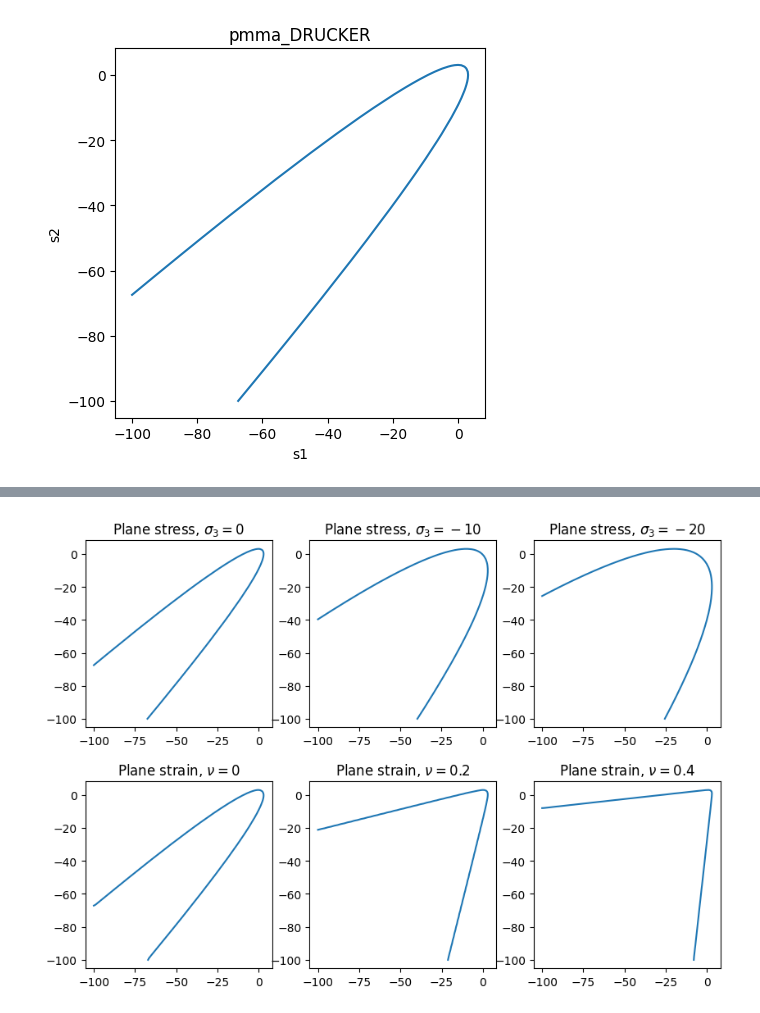
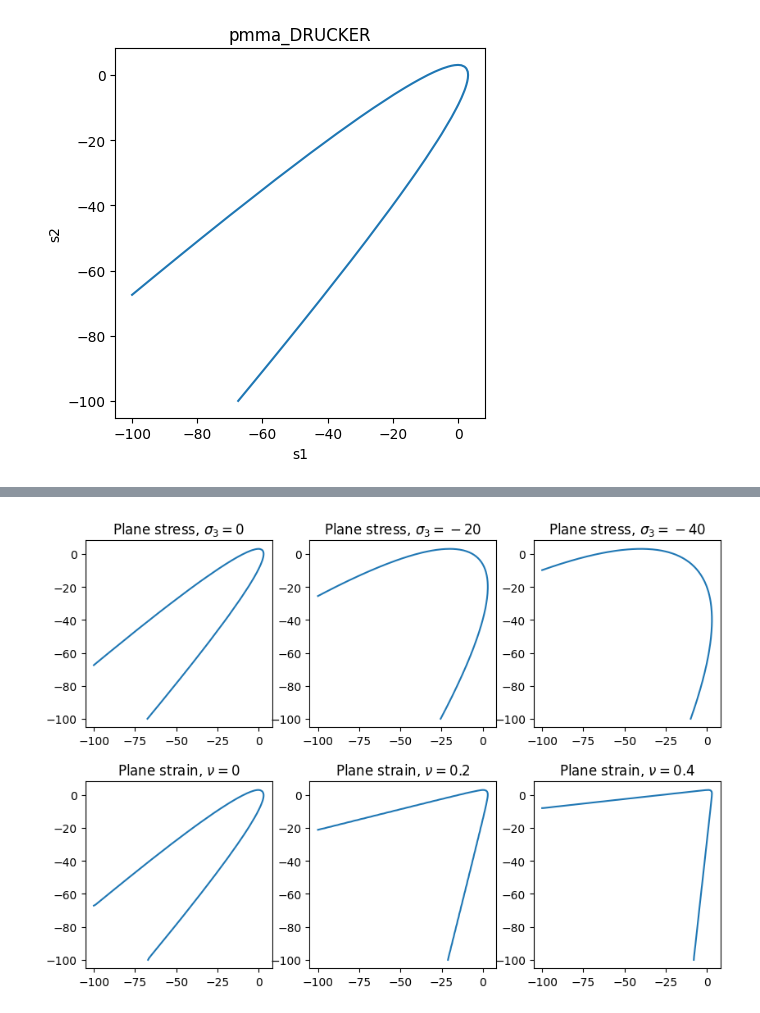
Before and after one commit to lyyc199586/cm-vis, a Jupyter notebook: examples/strength_plot.ipynb, the cells around one changed output, grey strips where cells are left out. Saved outputs shown, nothing was run; the diff lists cells and outputs as text; code cells hidden in the pictures.

Commit message:
update example strength plots

```diff
--- a/examples/strength_plot.ipynb
+++ b/examples/strength_plot.ipynb
@@ -26,17 +26,3 @@ surface.gen(data_dir=data_dir)
 # %% [output]
 Saved to: ../data/strength//ss_pmma_DRUCKER_props[3.08, 9.24]_srange[-100, 100, 201].npy
 [figure]
-# %%
-# 3D iso surface
-import glob
-import matplotlib.pyplot as plt
-from cm_vis.strength.plot import SurfacePlotter
-
-data_dir = "../data/strength/"
-ss = glob.glob(data_dir + "*drucker*.npy")
-
-plotter = SurfacePlotter(ss[0])
-ax = plotter.plot(alpha=0.3)
-
-minmax = [-100, 20]
-ax.set(xlim=minmax, ylim=minmax, zlim=minmax)
@@ -46,27 +71,28 @@ ax.set(xlim=minmax, ylim=minmax, zlim=minmax)
 # %%
 # 2D plane stress, and 2D plane strain
 import glob
 import matplotlib.pyplot as plt
 from cm_vis.strength.plot import SurfacePlotter
 
 data_dir = "../data/strength/"
 ss = glob.glob(data_dir + "*drucker*.npy")
 
 # plane stress vs. plane strain
 fig, axs = plt.subplots(2, 3, figsize=(10, 7))
 # plt.style.use("elsevier")
+plotter = SurfacePlotter(ss[0])
 
-s3 = [0, -10, -20]
+s3 = [0, -20, -40]
 for i in range(3):
     plotter.plot(option="plane_stress", s3=s3[i], ax=axs[0][i])
     axs[0][i].set_title(f"Plane stress, $\\sigma_3={s3[i]}$")
 
 nu = [0, 0.2, 0.4]
 for i in range(3):
     plotter.plot(option="plane_strain", nu=nu[i], ax=axs[1][i])
     axs[1][i].set_title(f"Plane strain, $\\nu={nu[i]}$")
 
 for ax in axs.flatten():
     ax.set(aspect="equal")
 # %% [output]
-[figure, old version]
+[figure, new version]
```
Also changed, not shown: parts of 2 cells of this notebook, 1 other file.
